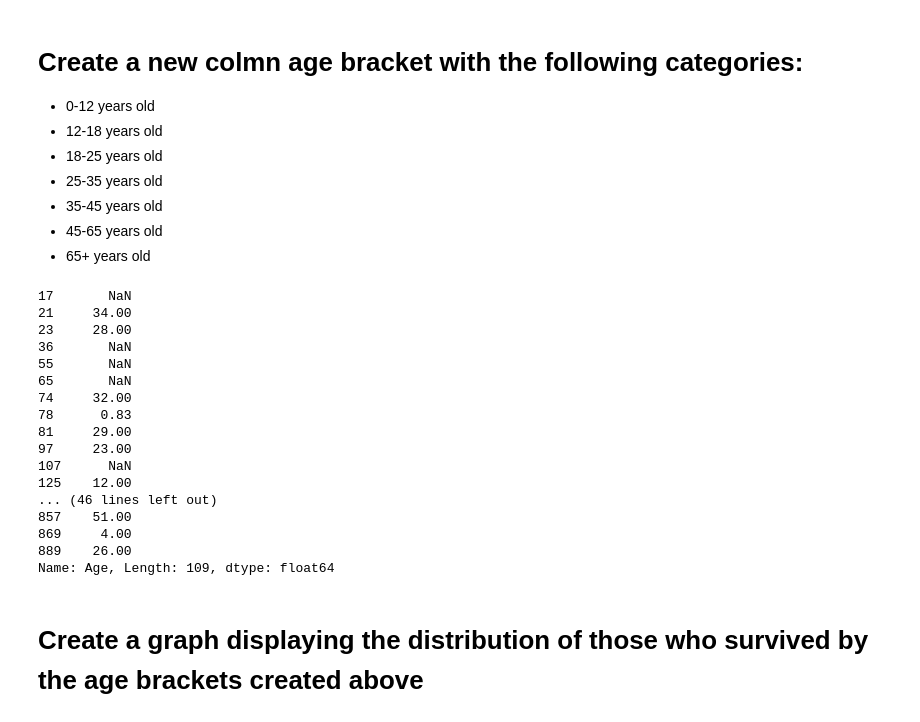
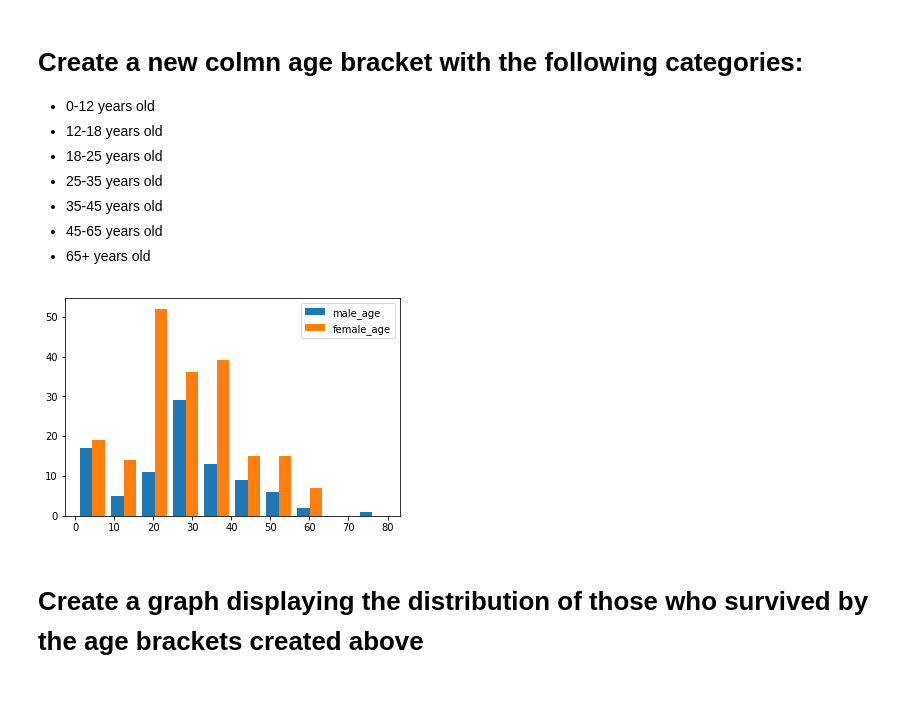
Before and after one commit to JoeGanser/ds-eda-interpolation-qa-internal, a Jupyter notebook: index.ipynb, the cells around one changed output. Drawn from its saved outputs; the diff is of its cells as text; code cells hidden in the pictures; blank space fills up the shorter version.

```diff
--- a/index.ipynb
+++ b/index.ipynb
@@ -95,28 +95,12 @@ m
 # %%
 #Your code here
 male_age = survived[survived['Sex']=='male']['Age'].dropna()
 female_age = survived[survived['Sex']=='female']['Age'].dropna()
-plt.hist([male_age, female_age], label=['male', 'y'])
+plt.hist([male_age, female_age], label=['male_age', 'female_age'])
 plt.legend(loc='upper right')
 plt.show()
 # %% [output]
-17       NaN
-21     34.00
-23     28.00
-36       NaN
-55       NaN
-65       NaN
-74     32.00
-78      0.83
-81     29.00
-97     23.00
-107      NaN
-125    12.00
-... (46 lines left out)
-857    51.00
-869     4.00
-889    26.00
-Name: Age, Length: 109, dtype: float64
+[figure, added]
 # %% [markdown]
 # Create a graph displaying the distribution of those who survived by the age brackets created above
 # %%
```
